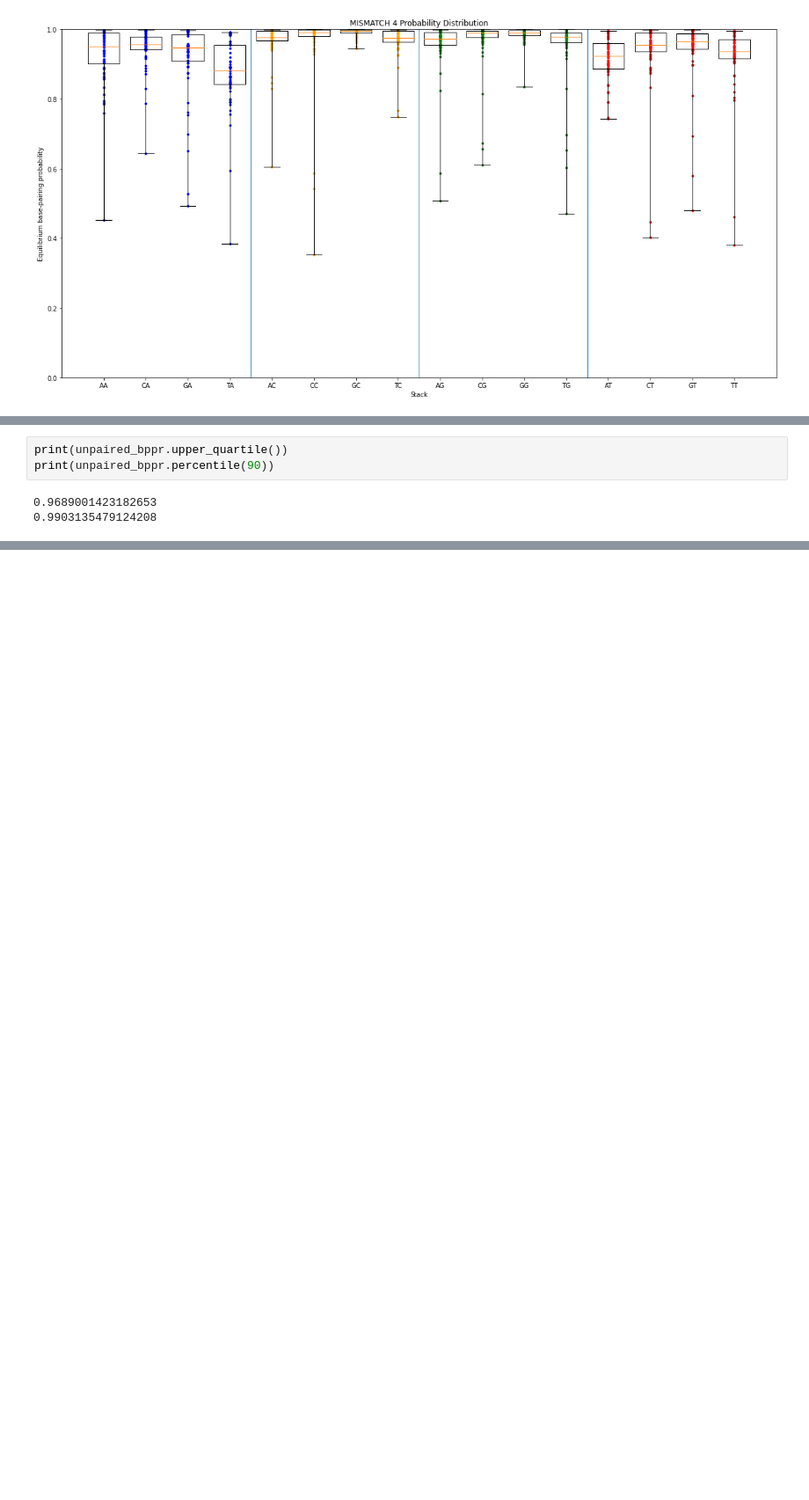
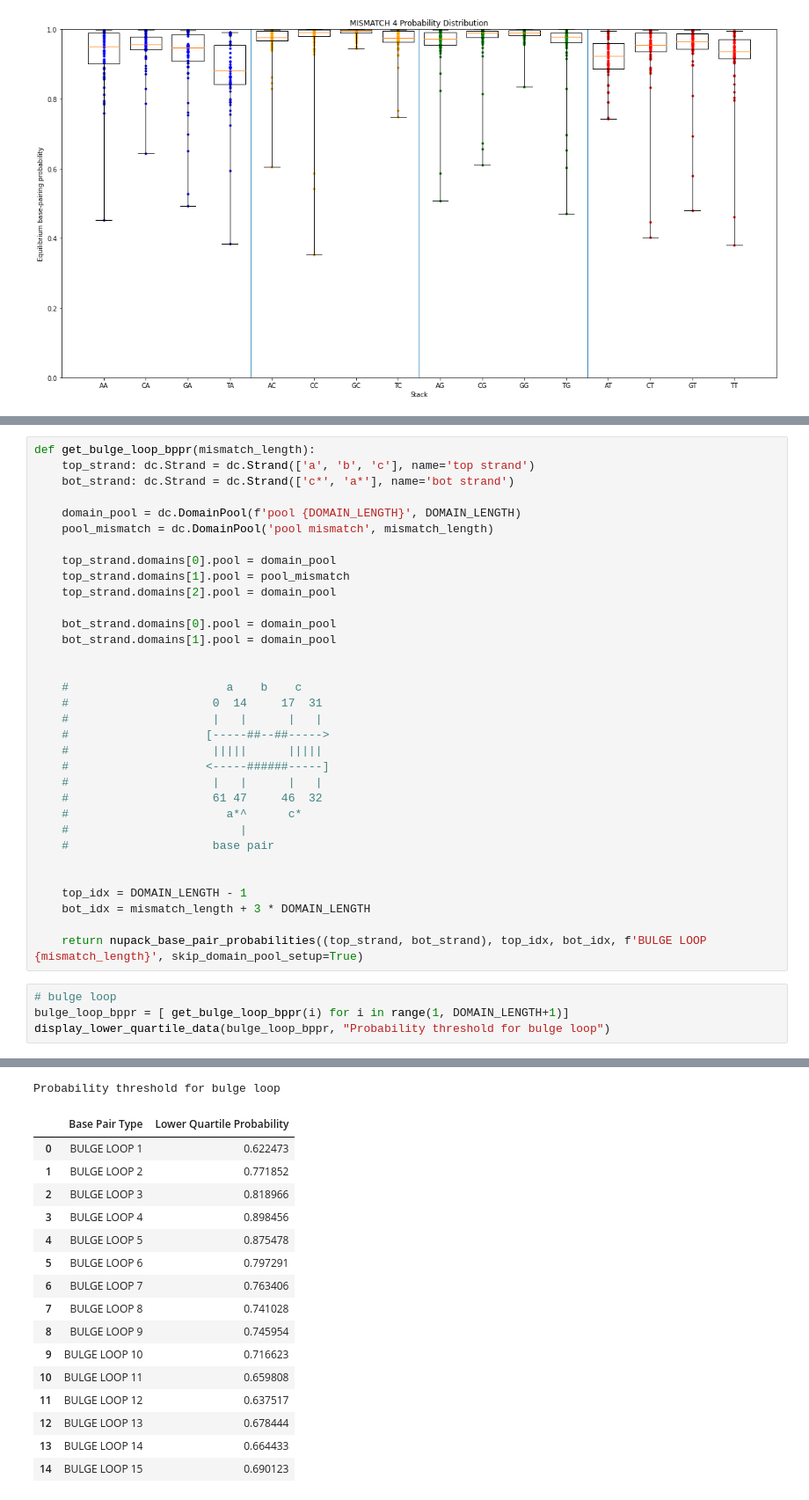
Before and after one commit to UC-Davis-molecular-computing/nuad, a Jupyter notebook: base_pair_probability.ipynb, the cells around one changed output, grey strips where cells are left out. Shown at 88% size. Cells and saved outputs as stored; diff of their text form; blank space fills up the shorter version.

Commit message:
SAVE: Bulge loop probabilities

```diff
--- a/base_pair_probability.ipynb
+++ b/base_pair_probability.ipynb
@@ -1230,6 +1234,38 @@ DEBUG: Using strand index 0 and base index 14
-# %%
-print(unpaired_bppr.upper_quartile())
-print(unpaired_bppr.percentile(90))
-# %% [output]
-0.9689001423182653
-0.9903135479124208
+# %%
+def get_bulge_loop_bppr(mismatch_length):
+    top_strand: dc.Strand = dc.Strand(['a', 'b', 'c'], name='top strand')
+    bot_strand: dc.Strand = dc.Strand(['c*', 'a*'], name='bot strand')
+
+    domain_pool = dc.DomainPool(f'pool {DOMAIN_LENGTH}', DOMAIN_LENGTH)
+    pool_mismatch = dc.DomainPool('pool mismatch', mismatch_length)
+
+    top_strand.domains[0].pool = domain_pool
+    top_strand.domains[1].pool = pool_mismatch
+    top_strand.domains[2].pool = domain_pool
+
+    bot_strand.domains[0].pool = domain_pool
+    bot_strand.domains[1].pool = domain_pool
+
+
+    #                       a    b    c
+    #                     0  14     17  31
+    #                     |   |      |   |
+    #                    [-----##--##----->
+    #                     |||||      |||||
+    #                    <-----######-----]
+    #                     |   |      |   |
+    #                     61 47     46  32
+    #                       a*^      c*
+    #                         |
+    #                     base pair
+
+
+    top_idx = DOMAIN_LENGTH - 1
+    bot_idx = mismatch_length + 3 * DOMAIN_LENGTH
+
+    return nupack_base_pair_probabilities((top_strand, bot_strand), top_idx, bot_idx, f'BULGE LOOP {mismatch_length}', skip_domain_pool_setup=True)
+# %%
+# bulge loop
+bulge_loop_bppr = [ get_bulge_loop_bppr(i) for i in range(1, DOMAIN_LENGTH+1)]
+display_lower_quartile_data(bulge_loop_bppr, "Probability threshold for bulge loop")
+# %% [output]
@@ -1236,3 +1289,20 @@ print(unpaired_bppr.percentile(90))
+Probability threshold for bulge loop
+|  | Base Pair Type | Lower Quartile Probability |
+| 0 | BULGE LOOP 1 | 0.622473 |
+| 1 | BULGE LOOP 2 | 0.771852 |
+| 2 | BULGE LOOP 3 | 0.818966 |
+| 3 | BULGE LOOP 4 | 0.898456 |
+| 4 | BULGE LOOP 5 | 0.875478 |
+| 5 | BULGE LOOP 6 | 0.797291 |
+| 6 | BULGE LOOP 7 | 0.763406 |
+| 7 | BULGE LOOP 8 | 0.741028 |
+| 8 | BULGE LOOP 9 | 0.745954 |
+| 9 | BULGE LOOP 10 | 0.716623 |
+| 10 | BULGE LOOP 11 | 0.659808 |
+| 11 | BULGE LOOP 12 | 0.637517 |
+| 12 | BULGE LOOP 13 | 0.678444 |
+| 13 | BULGE LOOP 14 | 0.664433 |
+| 14 | BULGE LOOP 15 | 0.690123 |
 # %%
 from IPython.display import display
 import pandas as pd
```
Also changed, not shown: parts of 7 cells of this notebook.
